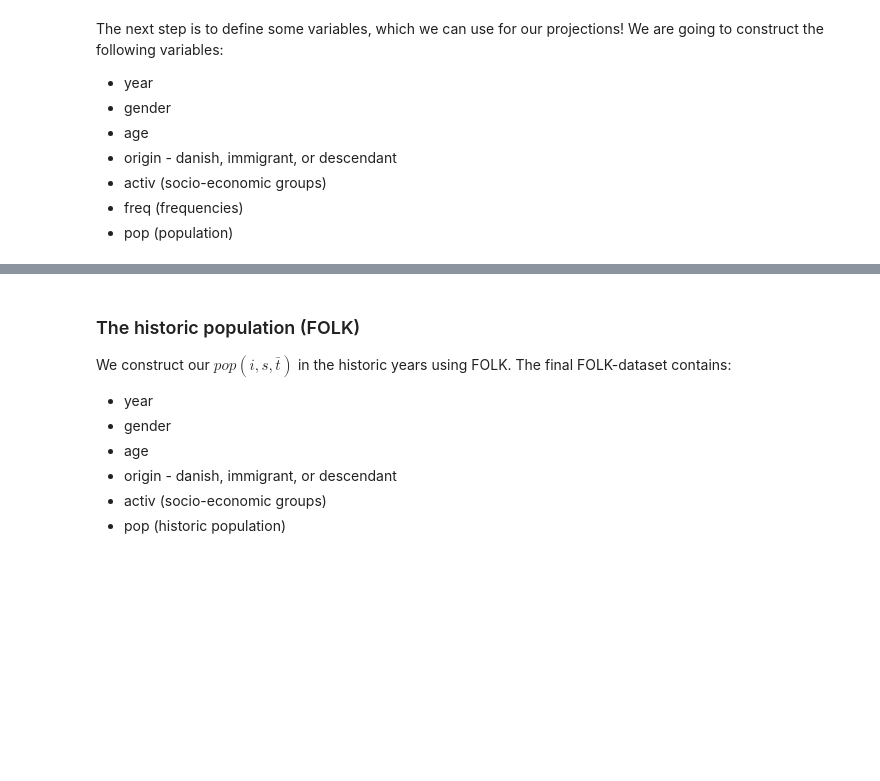
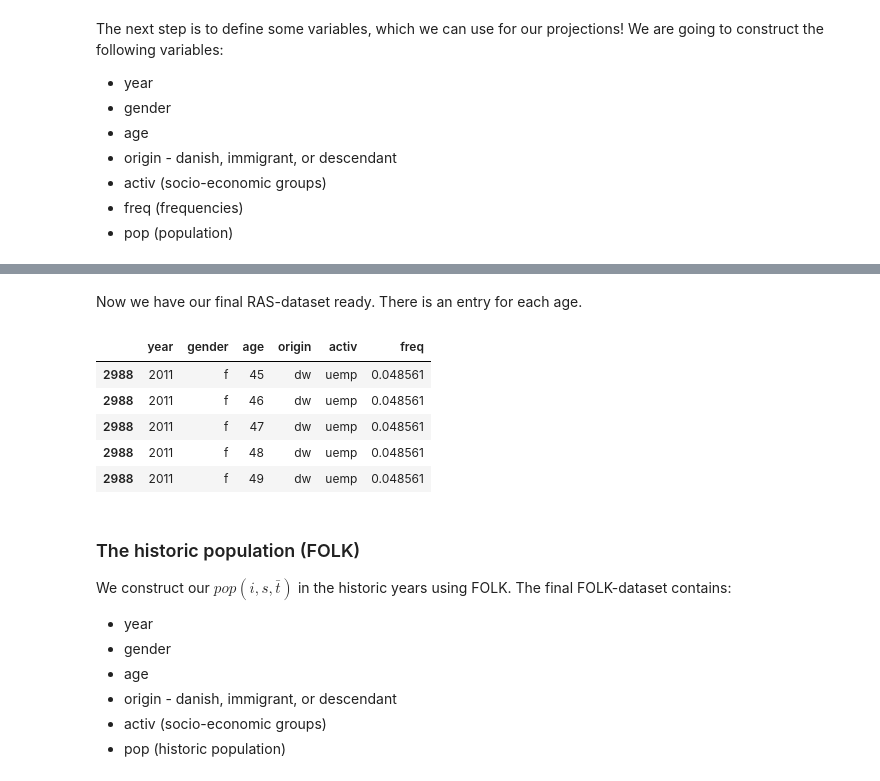
Before and after one commit to NumEconCopenhagen/projects-2019-faetter-br, a Jupyter notebook: dataproject/Population projection.ipynb, the cells around one changed output, grey strips where cells are left out. Cells and saved outputs as stored; diff of their text form; code cells hidden in the pictures; blank space fills up the shorter version.

```diff
--- a/dataproject/Population projection.ipynb
+++ b/dataproject/Population projection.ipynb
@@ -143,3 +175,14 @@ RAS = RAS[cols]
+# %% [markdown]
+Now we have our final RAS-dataset ready. There is an entry for each age.
+# %%
+RAS[28100:28105]
+# %% [output]
+|  | year | gender | age | origin | activ | freq |
+| 2988 | 2011 | f | 45 | dw | uemp | 0.048561 |
+| 2988 | 2011 | f | 46 | dw | uemp | 0.048561 |
+| 2988 | 2011 | f | 47 | dw | uemp | 0.048561 |
+| 2988 | 2011 | f | 48 | dw | uemp | 0.048561 |
+| 2988 | 2011 | f | 49 | dw | uemp | 0.048561 |
 # %% [markdown]
 ### The historic population (FOLK)
 We construct our $pop(i,s,\bar{t})$ in the historic years using FOLK. The final FOLK-dataset contains:
```
Also changed, not shown: parts of 11 cells of this notebook, 2 other files.
